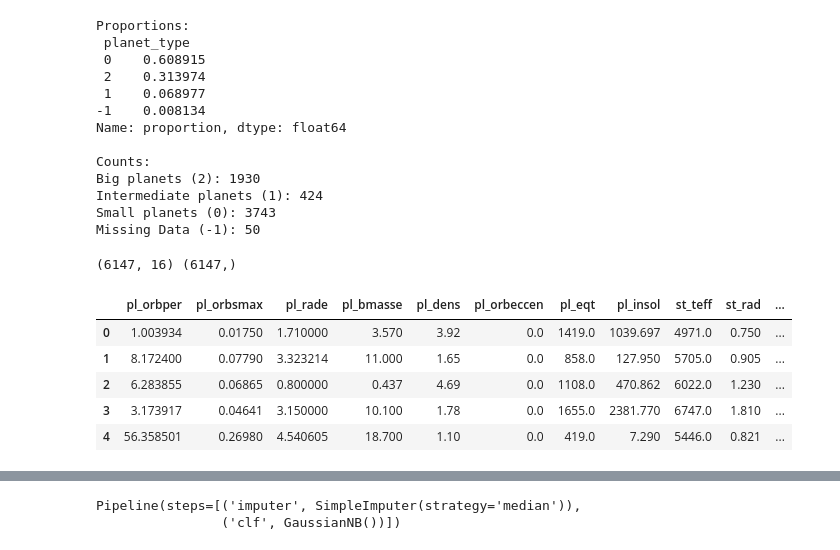
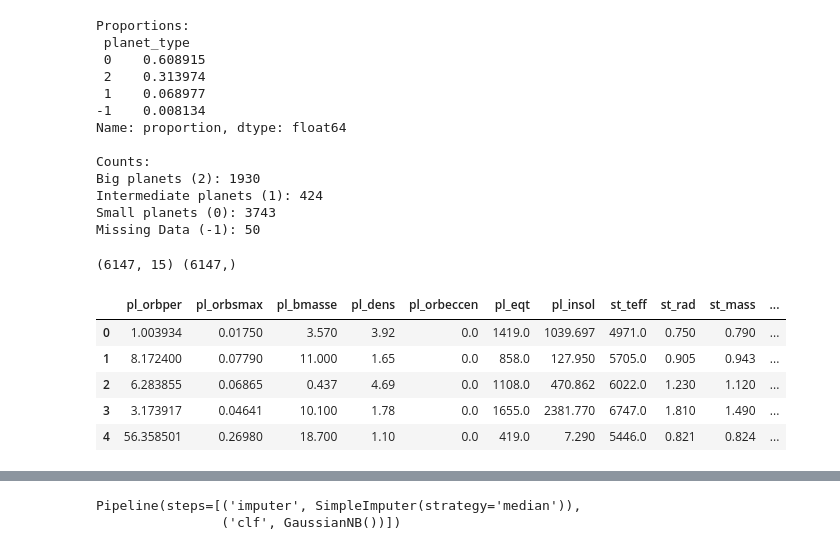
Before and after one commit to rosenberg9/computational_astrobiology_belgrade, a Jupyter notebook: Tutorials/Naive Bayes Exoplanet Archive.ipynb, the cells around one changed output, grey strips where cells are left out. Saved outputs shown, nothing was run; the diff lists cells and outputs as text; code cells hidden in the pictures.

```diff
--- a/Tutorials/Naive Bayes Exoplanet Archive.ipynb
+++ b/Tutorials/Naive Bayes Exoplanet Archive.ipynb
@@ -587,36 +587,36 @@ Missing Data (-1): 50
 # %%
 feature_cols = [
     'pl_orbper',
     'pl_orbsmax',
-    'pl_rade',
+    #'pl_rade',
     'pl_bmasse',
     'pl_dens',
     'pl_orbeccen',
     'pl_eqt',
     'pl_insol',
     'st_teff',
     'st_rad',
     'st_mass',
     'st_met',
     'st_logg',
     'sy_dist',
     'sy_snum',
     'sy_pnum',
 ]
 
 X = df[feature_cols].copy()
 y = df['planet_type'].copy()
 
 print(X.shape, y.shape)
 X.head()
 # %% [output]
-(6147, 16) (6147,)
+(6147, 15) (6147,)
-|  | pl_orbper | pl_orbsmax | pl_rade | pl_bmasse | pl_dens | pl_orbeccen | pl_eqt | pl_insol | st_teff | st_rad | ... |
-| 0 | 1.003934 | 0.01750 | 1.710000 | 3.570 | 3.92 | 0.0 | 1419.0 | 1039.697 | 4971.0 | 0.750 | ... |
-| 1 | 8.172400 | 0.07790 | 3.323214 | 11.000 | 1.65 | 0.0 | 858.0 | 127.950 | 5705.0 | 0.905 | ... |
-| 2 | 6.283855 | 0.06865 | 0.800000 | 0.437 | 4.69 | 0.0 | 1108.0 | 470.862 | 6022.0 | 1.230 | ... |
-| 3 | 3.173917 | 0.04641 | 3.150000 | 10.100 | 1.78 | 0.0 | 1655.0 | 2381.770 | 6747.0 | 1.810 | ... |
-| 4 | 56.358501 | 0.26980 | 4.540605 | 18.700 | 1.10 | 0.0 | 419.0 | 7.290 | 5446.0 | 0.821 | ... |
+|  | pl_orbper | pl_orbsmax | pl_bmasse | pl_dens | pl_orbeccen | pl_eqt | pl_insol | st_teff | st_rad | st_mass | ... |
+| 0 | 1.003934 | 0.01750 | 3.570 | 3.92 | 0.0 | 1419.0 | 1039.697 | 4971.0 | 0.750 | 0.790 | ... |
+| 1 | 8.172400 | 0.07790 | 11.000 | 1.65 | 0.0 | 858.0 | 127.950 | 5705.0 | 0.905 | 0.943 | ... |
+| 2 | 6.283855 | 0.06865 | 0.437 | 4.69 | 0.0 | 1108.0 | 470.862 | 6022.0 | 1.230 | 1.120 | ... |
+| 3 | 3.173917 | 0.04641 | 10.100 | 1.78 | 0.0 | 1655.0 | 2381.770 | 6747.0 | 1.810 | 1.490 | ... |
+| 4 | 56.358501 | 0.26980 | 18.700 | 1.10 | 0.0 | 419.0 | 7.290 | 5446.0 | 0.821 | 0.824 | ... |
 # %%
 X_train, X_test, y_train, y_test = train_test_split(
     X, y,
```
Also changed, not shown: parts of 2 cells of this notebook.
